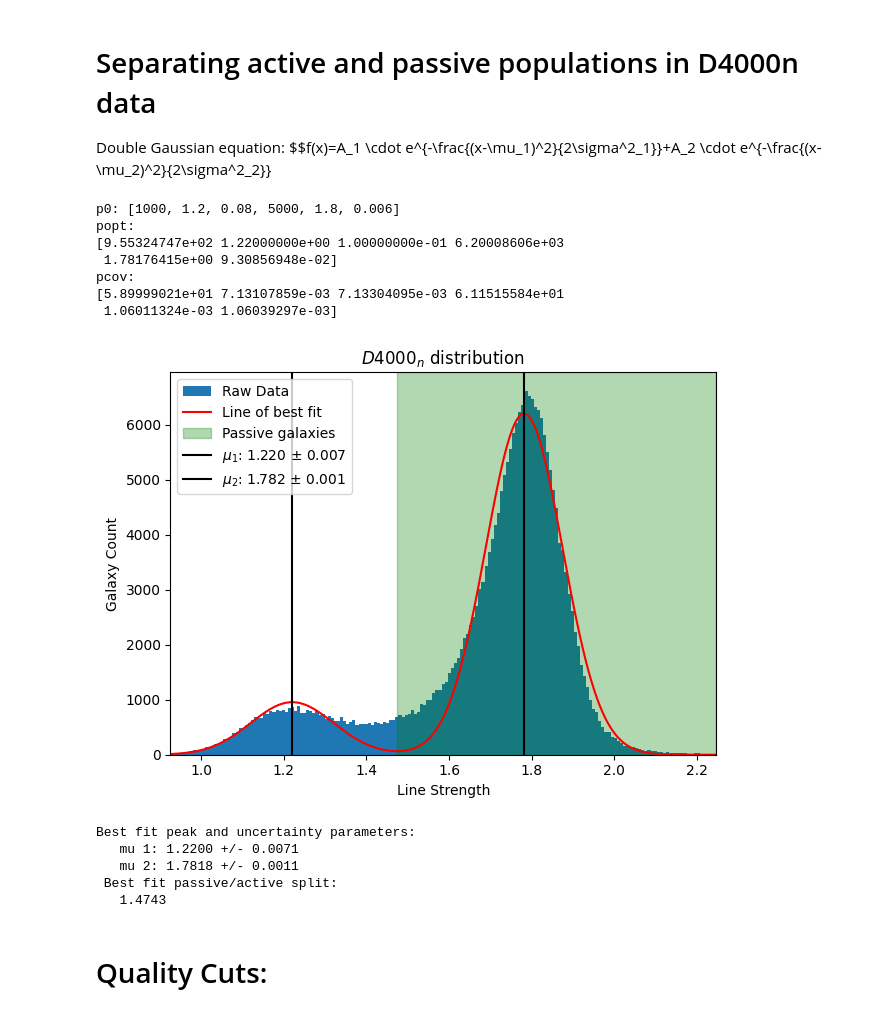
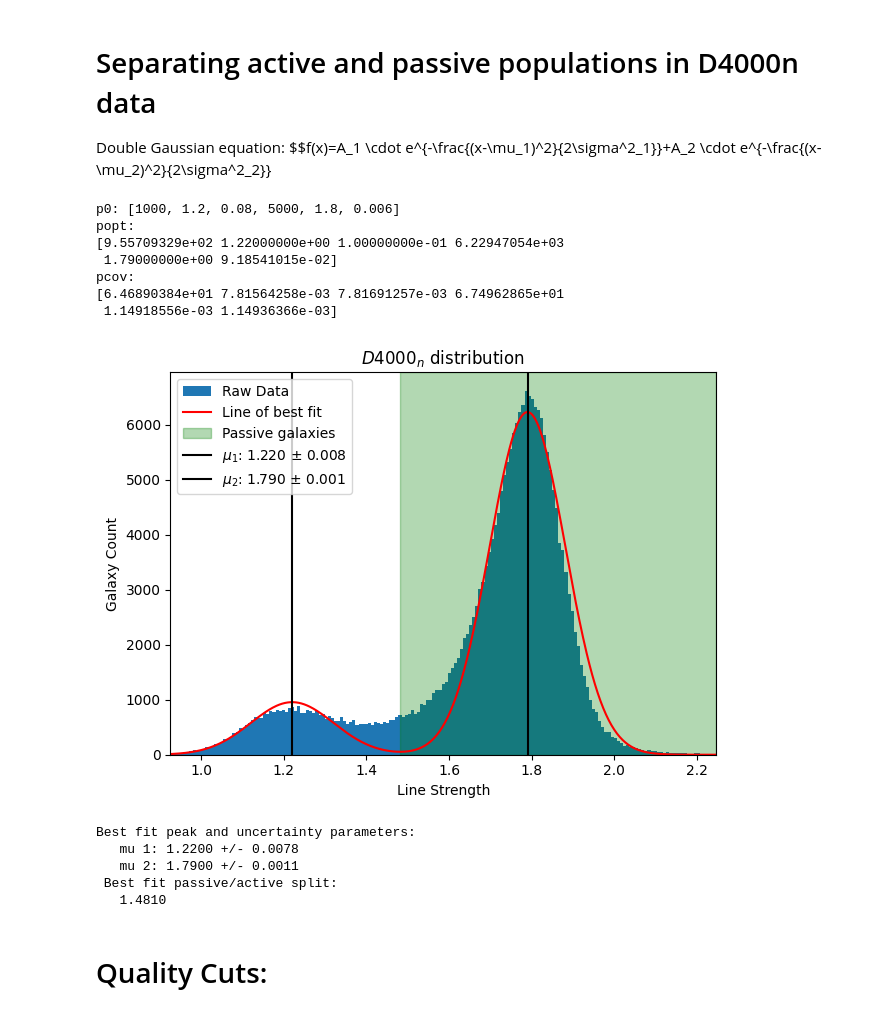
Before and after one commit to maraMaraschino/capstone-project, a Jupyter notebook: timescapes-notebook.ipynb, the cells around one changed output. Drawn from its saved outputs; the diff is of its cells as text; code cells hidden in the pictures.

```diff
--- a/timescapes-notebook.ipynb
+++ b/timescapes-notebook.ipynb
@@ -1186,9 +1251,6 @@ Double Gaussian equation:
 $$f(x)=A_1 \cdot e^{-\frac{(x-\mu_1)^2}{2\sigma^2_1}}+A_2 \cdot e^{-\frac{(x-\mu_2)^2}{2\sigma^2_2}}
 # %%
 from scipy.optimize import curve_fit
-from scipy.stats import skewnorm
-from scipy.special import voigt_profile
-from sklearn.mixture import GaussianMixture
 
 def double_gaussian(x, amp_1, mu_1, sigma_1, amp_2, mu_2, sigma_2):
     return (
@@ -1196,8 +1258,8 @@ def double_gaussian(x, amp_1, mu_1, sigma_1, amp_2, mu_2, sigma_2):
         + (amp_2 * np.exp(-((x-mu_2)**2) / (2 * sigma_2**2)))
     )
 
-def find_dgaussian_values(xdata, ydata, p0):
-    return curve_fit(double_gaussian, xdata, ydata, p0=p0)
+def find_dgaussian_values(xdata, ydata, p0, bounds):
+    return curve_fit(double_gaussian, xdata, ydata, p0=p0, bounds=bounds)
 
 def plot_best_fit(d4000n_vals, low, high, p0, bins=100):
     # Plot distribution to visualize
@@ -1208,11 +1270,11 @@ def plot_best_fit(d4000n_vals, low, high, p0, bins=100):
     counts, edges = np.histogram(d4000n_vals, bins=bins)
     centers = (edges[:-1] + edges[1:])/2
     bounds = (
-        [500, 0.75, 0.003, 2000, 1.75, 0.003],
+        [500, 0.75, 0.003, 2000, 1.79, 0.003],
         [5000, 1.22, 0.1, 8000, 1.9, 0.1]
     )
-    popt, pcov = curve_fit(double_gaussian, centers, counts, p0=p0, bounds=bounds)
-    #popt, pcov = find_dgaussian_values(centers, counts, p0=p0)
+
+    popt, pcov = find_dgaussian_values(centers, counts, p0=p0, bounds=bounds)
 
     x_fit = np.linspace(min(centers), max(centers), 1000)
     y_fit = double_gaussian(x_fit, *popt)
@@ -1225,8 +1287,8 @@ def plot_best_fit(d4000n_vals, low, high, p0, bins=100):
 
     # Return values
     mu_1, mu_2             = popt[idx1], popt[idx2]
-    mu_1_sigma, mu_2_sigma = sigmas[idx1], sigmas[idx2]
-    mu_sigma_pairs = [(mu_1, mu_1_sigma), (mu_2, mu_2_sigma)]
+    sigma_1, sigma_2 = sigmas[idx1], sigmas[idx2]
+    mu_sigma_pairs = [(mu_1, sigma_1), (mu_2, sigma_2)]
 
     # Find valley for splitting passive and active
     left, right = sorted([mu_1, mu_2])
@@ -1240,43 +1302,43 @@ def plot_best_fit(d4000n_vals, low, high, p0, bins=100):
     plt.xlim(low_cut, high_cut)
     plt.ylim(bottom=0)
     plt.axvspan(valley_x, high_cut, color='green', alpha=0.3, label='Passive galaxies')
     plt.axvline(mu_1, color='black', label=rf"$\mu_1$: {mu_1:.3f} $\pm$ {sigma_1:.3f}")
     plt.axvline(mu_2, color='black', label=rf"$\mu_2$: {mu_2:.3f} $\pm$ {sigma_2:.3f}")
     plt.legend()
     plt.title(r"$D4000_n$ distribution")
     plt.xlabel(r"Line Strength")
     plt.ylabel("Galaxy Count")
     plt.tight_layout()
     plt.savefig(f'Images/D4000n_distribution.png')
     plt.show()
 
     return mu_sigma_pairs, valley_x
 
 # Double gaussian
 # amp_1, mu_1, sigma_1, amp_2, mu_2, sigma_2
 p0 = [1000, 1.2, 0.08, 5000, 1.8, 0.006]
 
 mu_sigma_pairs, valley_x = plot_best_fit(d4000n_vals, 0.05, 99.9, p0=p0, bins=300)
 (mu_1, sigma_1), (mu_2, sigma_2) = mu_sigma_pairs
 print(f"Best fit peak and uncertainty parameters:")
 print(f"   mu 1: {mu_1:.4f} +/- {sigma_1:.4f}")
 print(f"   mu 2: {mu_2:.4f} +/- {sigma_2:.4f}")
 print(f" Best fit passive/active split:")
 print(f"   {valley_x:.4f}")
 # %% [output]
 p0: [1000, 1.2, 0.08, 5000, 1.8, 0.006]
 popt:
-[9.55324747e+02 1.22000000e+00 1.00000000e-01 6.20008606e+03
- 1.78176415e+00 9.30856948e-02]
+[9.55709329e+02 1.22000000e+00 1.00000000e-01 6.22947054e+03
+ 1.79000000e+00 9.18541015e-02]
 pcov:
-[5.89999021e+01 7.13107859e-03 7.13304095e-03 6.11515584e+01
- 1.06011324e-03 1.06039297e-03]
+[6.46890384e+01 7.81564258e-03 7.81691257e-03 6.74962865e+01
+ 1.14918556e-03 1.14936366e-03]
-[figure, old version]
+[figure, new version]
 Best fit peak and uncertainty parameters:
-   mu 1: 1.2200 +/- 0.0071
-   mu 2: 1.7818 +/- 0.0011
+   mu 1: 1.2200 +/- 0.0078
+   mu 2: 1.7900 +/- 0.0011
  Best fit passive/active split:
-   1.4743
+   1.4810
 # %% [markdown]
 # Quality Cuts:
 # %%
```
Also changed, not shown: parts of 16 cells of this notebook.
